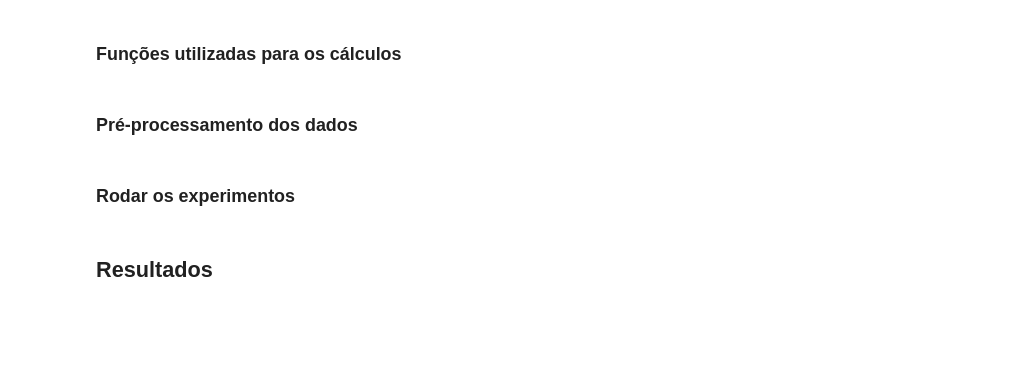
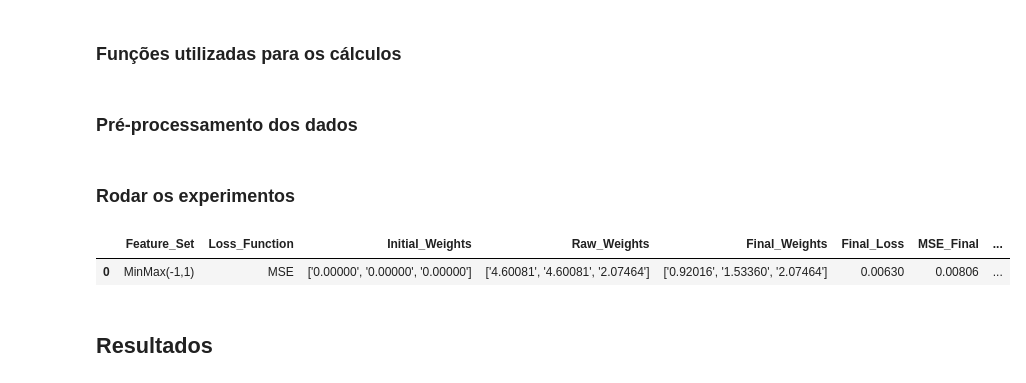
Before and after one commit to matheusssilva991/rna_tarefas_mestrado, a Jupyter notebook: src/tarefa4.ipynb, the cells around one changed output. Cells and saved outputs as stored; diff of their text form; code cells hidden in the pictures; blank space fills up the shorter version.

```diff
--- a/src/tarefa4.ipynb
+++ b/src/tarefa4.ipynb
@@ -102,35 +178,36 @@ weights, losses, n_iters = levenberg_marquadt(
 )
 
 # Desnormalizar os pesos finais
 final_raw_weights = weights[-1].copy()
 final_denorm_weights = scaler.desnormalize_weights(weights[-1])
 
 # Usar o neurônio com pesos desnormalizados
-x1_data = features['x1'].values
-x2_data = features['x2'].values
 y_hat = neuron(x1_data, x2_data, weights=final_denorm_weights, activation_fn=np.tanh)
 
 # Cálculo das métricas finais
 mse_final = np.mean((y - y_hat) ** 2)
 rmse_final = np.sqrt(mse_final)
 mae_final = np.mean(np.abs(y - y_hat))
 
 dict_results = {
     'Feature_Set': "MinMax(-1,1)",
     'Loss_Function': "MSE",
     'Initial_Weights': str([f"{w:.5f}" for w in initial_weights.tolist()]),
     'Raw_Weights': str([f"{w:.5f}" for w in final_raw_weights.tolist()]),
     'Final_Weights': str([f"{w:.5f}" for w in final_denorm_weights.tolist()]),
     'Final_Loss': losses[-1],
     'MSE_Final': mse_final,
     'RMSE_Final': rmse_final,
     'MAE_Final': mae_final,
     'Iterations': n_iters
 }
 
 # Criar DataFrame com um único registro
 df_result = pd.DataFrame([dict_results])  # Note os colchetes extras aqui
 df_result
+# %% [output]
+|  | Feature_Set | Loss_Function | Initial_Weights | Raw_Weights | Final_Weights | Final_Loss | MSE_Final | ... |
+| 0 | MinMax(-1,1) | MSE | ['0.00000', '0.00000', '0.00000'] | ['4.60081', '4.60081', '2.07464'] | ['0.92016', '1.53360', '2.07464'] | 0.00630 | 0.00806 | ... |
 # %% [markdown]
 ## Resultados
 # %%
```
Also changed, not shown: parts of 4 cells of this notebook, 4 other files.
